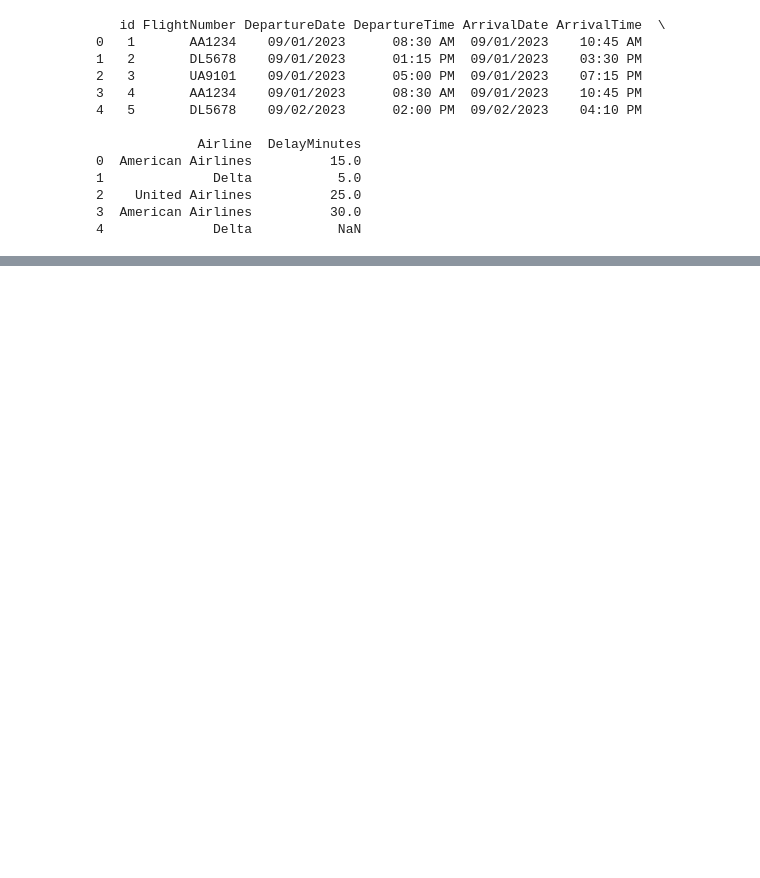
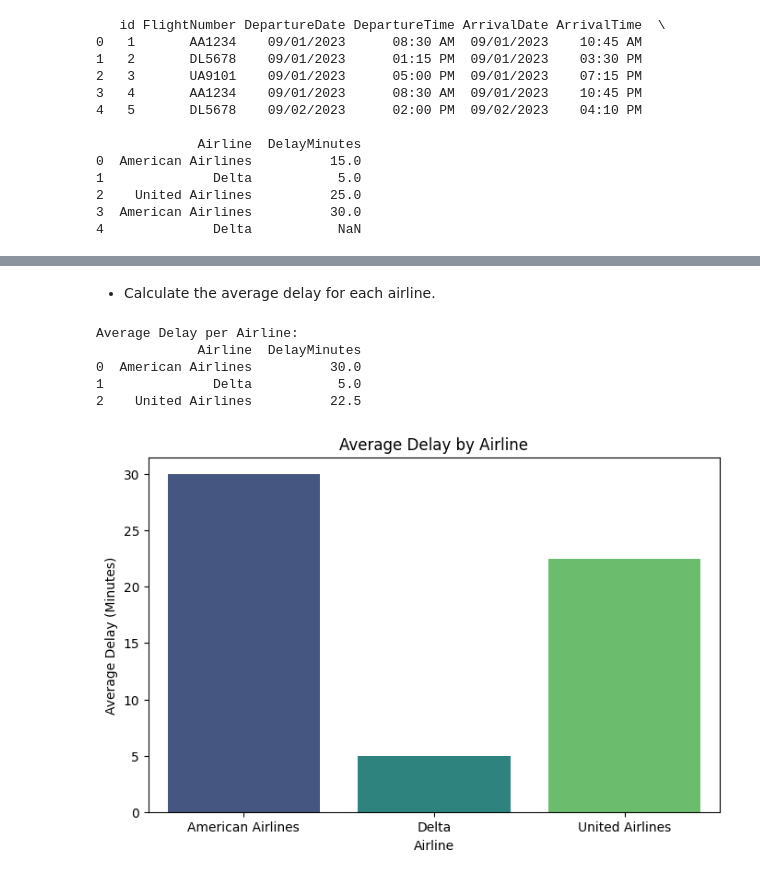
Before and after one commit to viseshagarwal/Akasa-Air-Analytics-Assignment, a Jupyter notebook: Assignment.ipynb, the cells around one changed output, grey strips where cells are left out. Drawn from its saved outputs; the diff is of its cells as text; code cells hidden in the pictures; blank space fills up the shorter version.

```diff
--- a/Assignment.ipynb
+++ b/Assignment.ipynb
@@ -91,0 +263,4 @@ finally:
+# %%
+# Correct any inconsistencies or errors in times (e.g., arrival time should be later than departure time).
+df = df[df["DepartureDateTime"] <= df["ArrivalDateTime"]]
+print(df.head())
@@ -91,0 +374,26 @@ finally:
+# %% [markdown]
+- Calculate the average delay for each airline.
+# %%
+# Average delay per airline
+average_delay_airline = df.groupby("Airline")["DelayMinutes"].mean().reset_index()
+
+# Display the results
+print("Average Delay per Airline:")
+print(average_delay_airline)
+
+# Plot average delay per airline
+plt.figure(figsize=(8, 5))
+sns.barplot(
+    data=average_delay_airline, x="Airline", y="DelayMinutes", palette="viridis"
+)
+plt.title("Average Delay by Airline")
+plt.xlabel("Airline")
+plt.ylabel("Average Delay (Minutes)")
+plt.show()
+# %% [output]
+Average Delay per Airline:
+             Airline  DelayMinutes
+0  American Airlines          30.0
+1              Delta           5.0
+2    United Airlines          22.5
+[figure, added]
```
Also changed, not shown: parts of 32 cells of this notebook, 1 other file.
